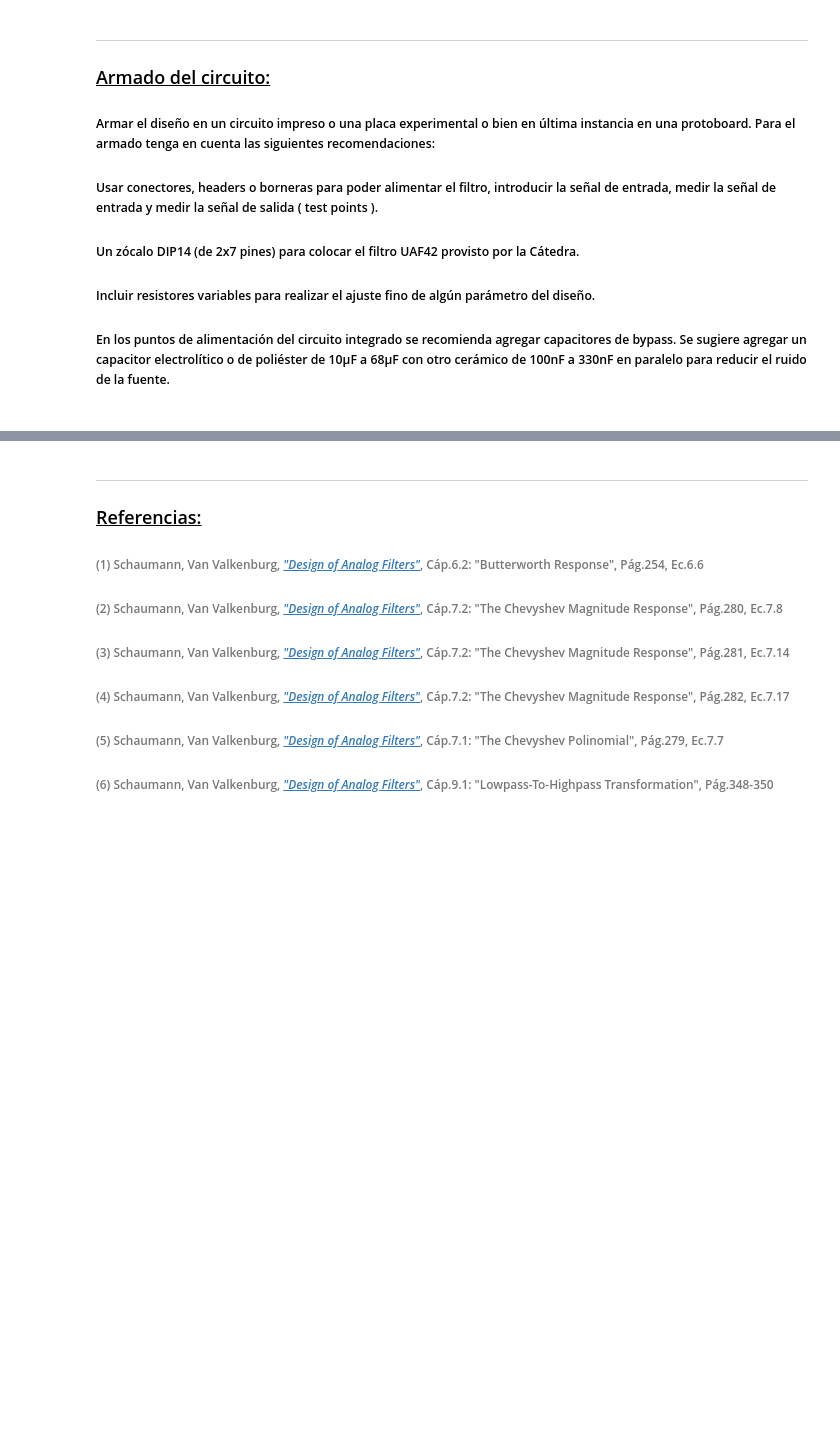
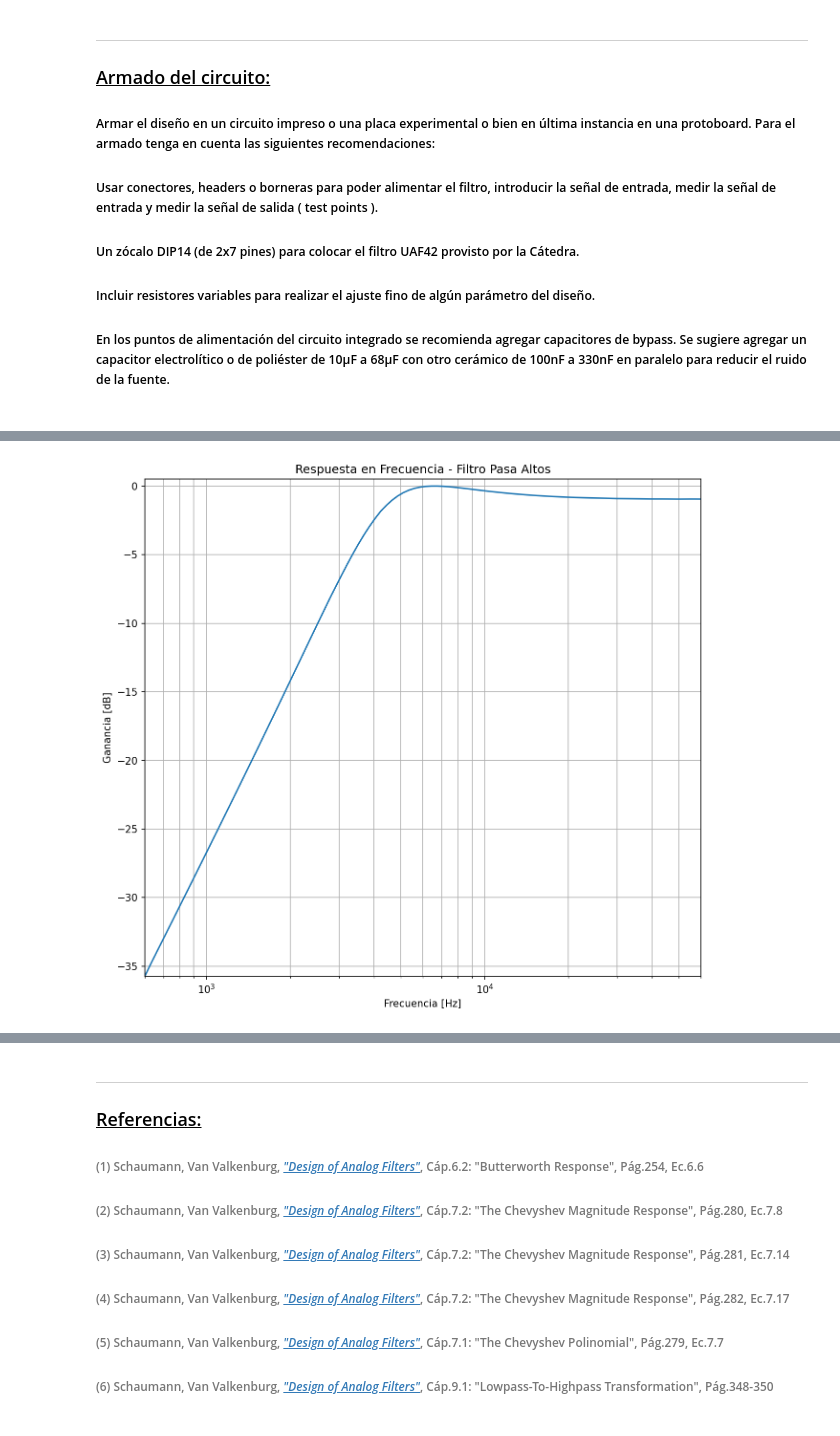
Before and after one commit to dmoharos/UTN_BA_TC2, a Jupyter notebook: TPL1/TPL1_Presentacion.ipynb, the cells around one changed output, grey strips where cells are left out. Saved outputs shown, nothing was run; the diff lists cells and outputs as text; code cells hidden in the pictures; blank space fills up the shorter version.

```diff
--- a/TPL1/TPL1_Presentacion.ipynb
+++ b/TPL1/TPL1_Presentacion.ipynb
@@ -1375,0 +1076,66 @@ $\displaystyle T_{HP}(s)= k \frac{ s^2 \frac{\omega_0}{Q} } { s^2 + s \frac{\ome
+# %%
+#-----------------------------------------------------------------------------------------------------------------------#
+
+import csv
+import matplotlib as mpl
+import matplotlib.pyplot as plt
+
+fig_sz_x = 10
+fig_sz_y = 9
+fig_dpi = 150 # dpi
+
+fig_font_size = 12
+
+mpl.rcParams['figure.figsize'] = (fig_sz_x, fig_sz_y)
+mpl.rcParams['figure.dpi'] = fig_dpi
+#plt.rcParams.update({'font.size':fig_font_size})
+
+#-----------------------------------------------------------------------------------------------------------------------#
+# %%
+#-----------------------------------------------------------------------------------------------------------------------#
+
+ruta_archivo = 'TPL1_Respuesta_modulo_analizador.csv'
+
+freq_mod= []
+resp_mod = []
+
+with open(ruta_archivo, 'r') as archivo_csv:
+    lector_csv = csv.reader(archivo_csv)
+
+    qty_rows_values = 100
+    qty_rows_titles = 3
+    qty_rows_blanks = 1
+
+    qty_rows_freq_vs_freq = qty_rows_titles + qty_rows_values
+    qty_rows_mod_vs_freq = qty_rows_titles + qty_rows_values
+    qty_rows_total = qty_rows_freq_vs_freq + qty_rows_blanks + qty_rows_mod_vs_freq
+    row_index = 0
+
+    for row_freq_resp in lector_csv:
+        row_index += 1
+        if ( row_index > ( qty_rows_freq_vs_freq + qty_rows_blanks + qty_rows_titles ) and row_index <= qty_rows_total ):
+            freq_mod_data, resp_mod_data = row_freq_resp
+            freq_mod.append(float(freq_mod_data))
+            resp_mod.append(float(resp_mod_data))
+
+figura_1= plt.figure()
+plt.plot(freq_mod, resp_mod)
+
+plt.xscale('log')
+
+plt.xlabel('Frecuencia [Hz]')
+plt.ylabel('Ganancia [dB]')
+
+dresp= 0.5
+plt.xlim(min(freq_mod), max(freq_mod))
+plt.ylim(min(resp_mod), max(resp_mod)+dresp)
+
+plt.grid(True, which= 'both')
+
+plt.title('Respuesta en Frecuencia - Filtro Pasa Altos')
+
+plt.show()
+
+#-----------------------------------------------------------------------------------------------------------------------#
+# %% [output]
+[figure, added]
```
Also changed, not shown: parts of 10 cells of this notebook, 29 other files.
